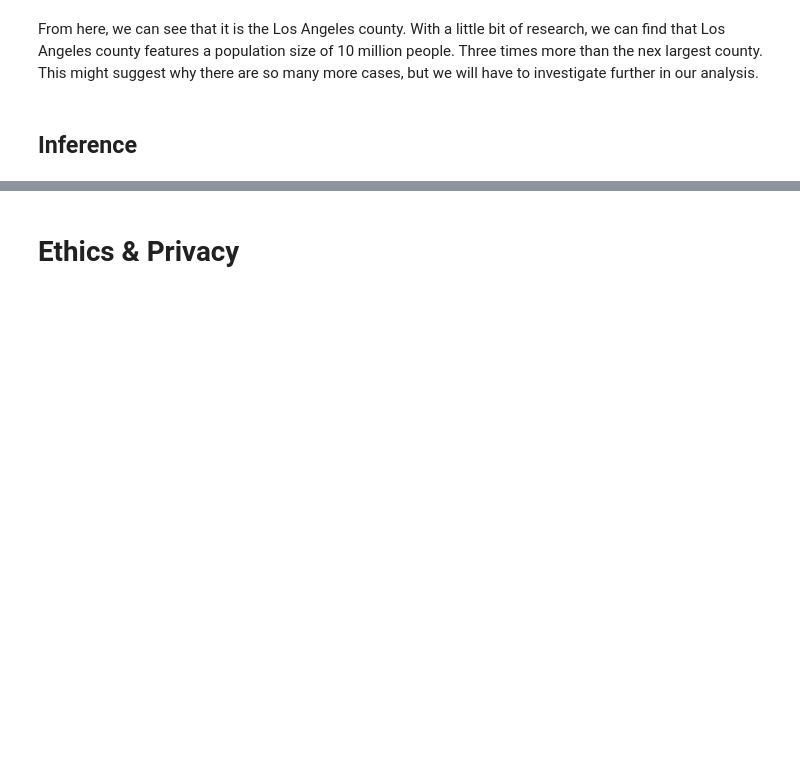
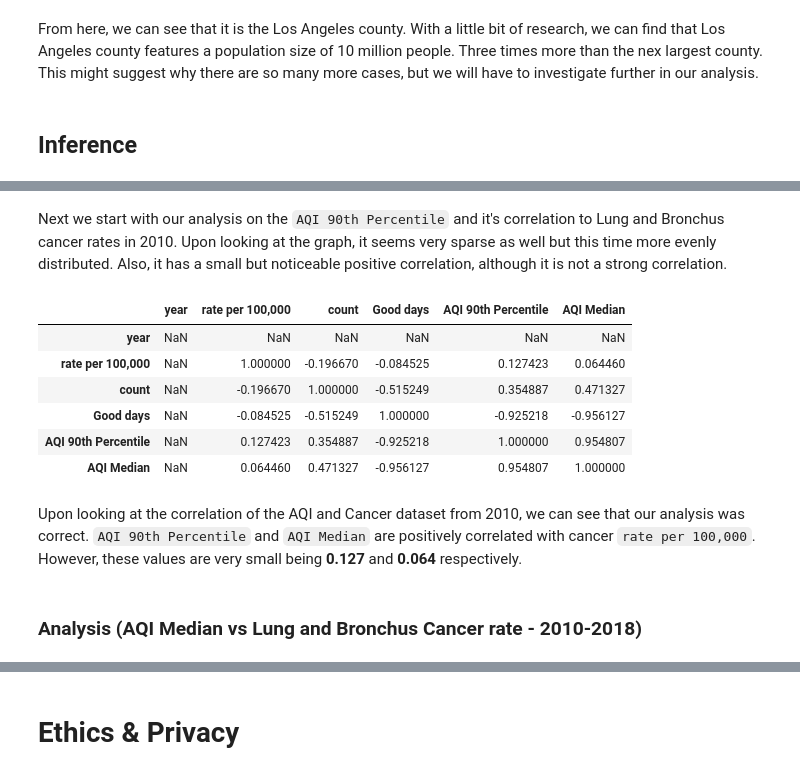
Before and after one commit to tintrungp/COGS108_Repo, a Jupyter notebook: FinalProjectGroup017Sp22.ipynb, the cells around one changed output, grey strips where cells are left out. Cells and saved outputs as stored; diff of their text form; code cells hidden in the pictures; blank space fills up the shorter version.

```diff
--- a/FinalProjectGroup017Sp22.ipynb
+++ b/FinalProjectGroup017Sp22.ipynb
@@ -763,0 +649,16 @@ plt.title('AQI Median(2011) vs Lung and Bronchus Cancer rate(2016)');
+# %% [markdown]
+Next we start with our analysis on the `AQI 90th Percentile` and it's correlation to Lung and Bronchus cancer rates in 2010. Upon looking at the graph, it seems very sparse as well but this time more evenly distributed. Also, it has a small but noticeable positive correlation, although it is not a strong correlation.
+# %%
+aqi_cancer_2010.corr()
+# %% [output]
+|  | year | rate per 100,000 | count | Good days | AQI 90th Percentile | AQI Median |
+| year | NaN | NaN | NaN | NaN | NaN | NaN |
+| rate per 100,000 | NaN | 1.000000 | -0.196670 | -0.084525 | 0.127423 | 0.064460 |
+| count | NaN | -0.196670 | 1.000000 | -0.515249 | 0.354887 | 0.471327 |
+| Good days | NaN | -0.084525 | -0.515249 | 1.000000 | -0.925218 | -0.956127 |
+| AQI 90th Percentile | NaN | 0.127423 | 0.354887 | -0.925218 | 1.000000 | 0.954807 |
+| AQI Median | NaN | 0.064460 | 0.471327 | -0.956127 | 0.954807 | 1.000000 |
+# %% [markdown]
+Upon looking at the correlation of the AQI and Cancer dataset from 2010, we can see that our analysis was correct. `AQI 90th Percentile` and `AQI Median` are positively correlated with cancer `rate per 100,000`. However, these values are very small being **0.127** and **0.064** respectively.
+# %% [markdown]
+### Analysis (AQI Median vs Lung and Bronchus Cancer rate - 2010-2018)
```
Also changed, not shown: parts of 37 cells of this notebook.
